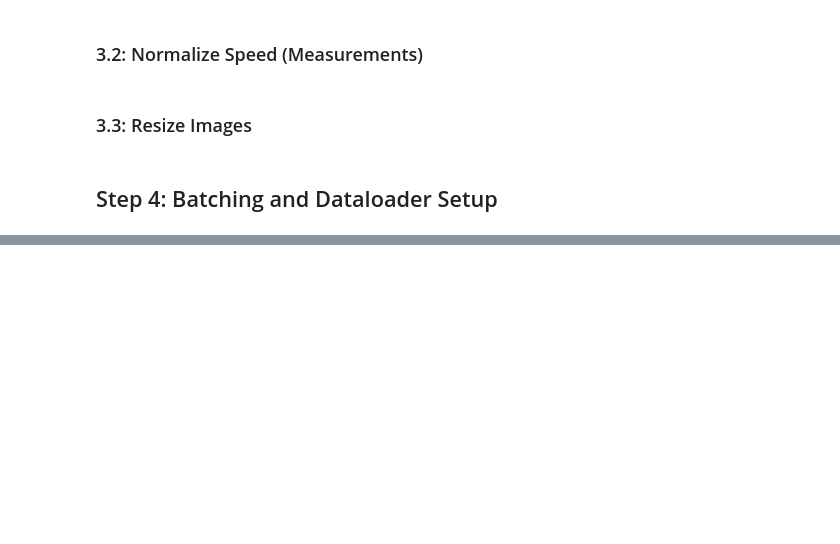
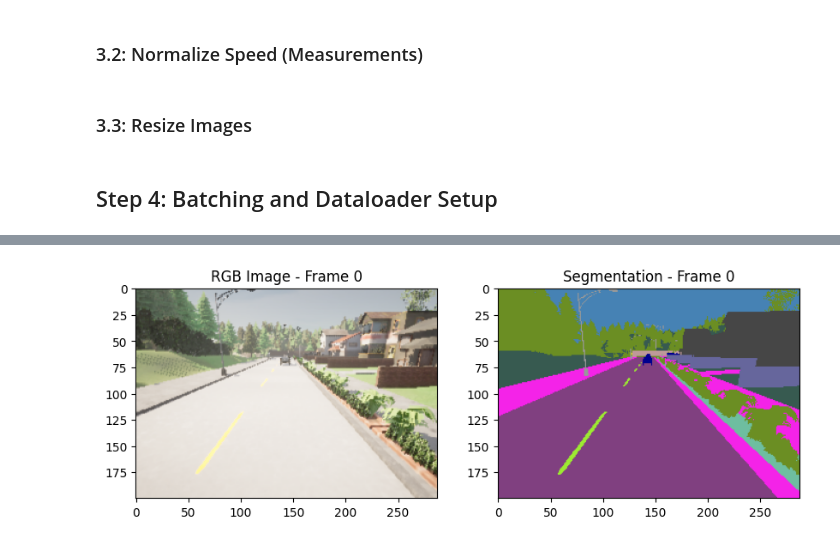
Before and after one commit to UmarBalak/Major-Project, a Jupyter notebook: AdaptFL_Dataset.ipynb, the cells around one changed output, grey strips where cells are left out. Drawn from its saved outputs; the diff is of its cells as text; code cells hidden in the pictures; blank space fills up the shorter version.

Commit message:
complete data analysis and preprocessing

```diff
--- a/AdaptFL_Dataset.ipynb
+++ b/AdaptFL_Dataset.ipynb
@@ -462,0 +465,25 @@ carla_dataloader = DataLoader(carla_dataset, batch_size=32, shuffle=True)
+# %%
+import h5py
+import numpy as np
+
+# Load the HDF5 episode file
+file_path = 'episode_0.hdf5'
+
+with h5py.File(file_path, 'r') as f:
+    # Extract individual components
+    frame_indices = list(f['frame'])  # Frame indices
+    hlc = np.array(f['hlc'])  # High-level commands
+    lights = np.array(f['light'])  # Traffic light status
+    controls = np.array(f['controls'])  # Throttle, Steer, Brake
+    speed = np.array(f['measurements'])  # Current speed in km/h
+    rgb_images = np.array(f['rgb'])  # RGB camera images
+    segmentation_images = np.array(f['segmentation'])  # Ground truth segmentation
+
+# Print the shapes of data to verify
+print("Frame indices:", len(frame_indices))
+print("HLC:", hlc.shape)
+print("Traffic lights:", lights.shape)
+print("Controls:", controls.shape)
+print("Speed:", speed.shape)
+print("RGB Images:", rgb_images.shape)
+print("Segmentation Images:", segmentation_images.shape)
@@ -462,0 +498,21 @@ carla_dataloader = DataLoader(carla_dataset, batch_size=32, shuffle=True)
+# %%
+import matplotlib.pyplot as plt
+
+# Function to display RGB and segmentation side by side for a specific frame
+def display_frame(frame_index):
+    fig, ax = plt.subplots(1, 2, figsize=(10, 5))
+
+    # Show RGB image
+    ax[0].imshow(rgb_images[frame_index])
+    ax[0].set_title(f'RGB Image - Frame {frame_index}')
+
+    # Show Segmentation image
+    ax[1].imshow(segmentation_images[frame_index])
+    ax[1].set_title(f'Segmentation - Frame {frame_index}')
+
+    plt.show()
+
+# Display the first frame (frame 0)
+display_frame(0)
+# %% [output]
+[figure, added]
```
Also changed, not shown: parts of 11 cells of this notebook.
